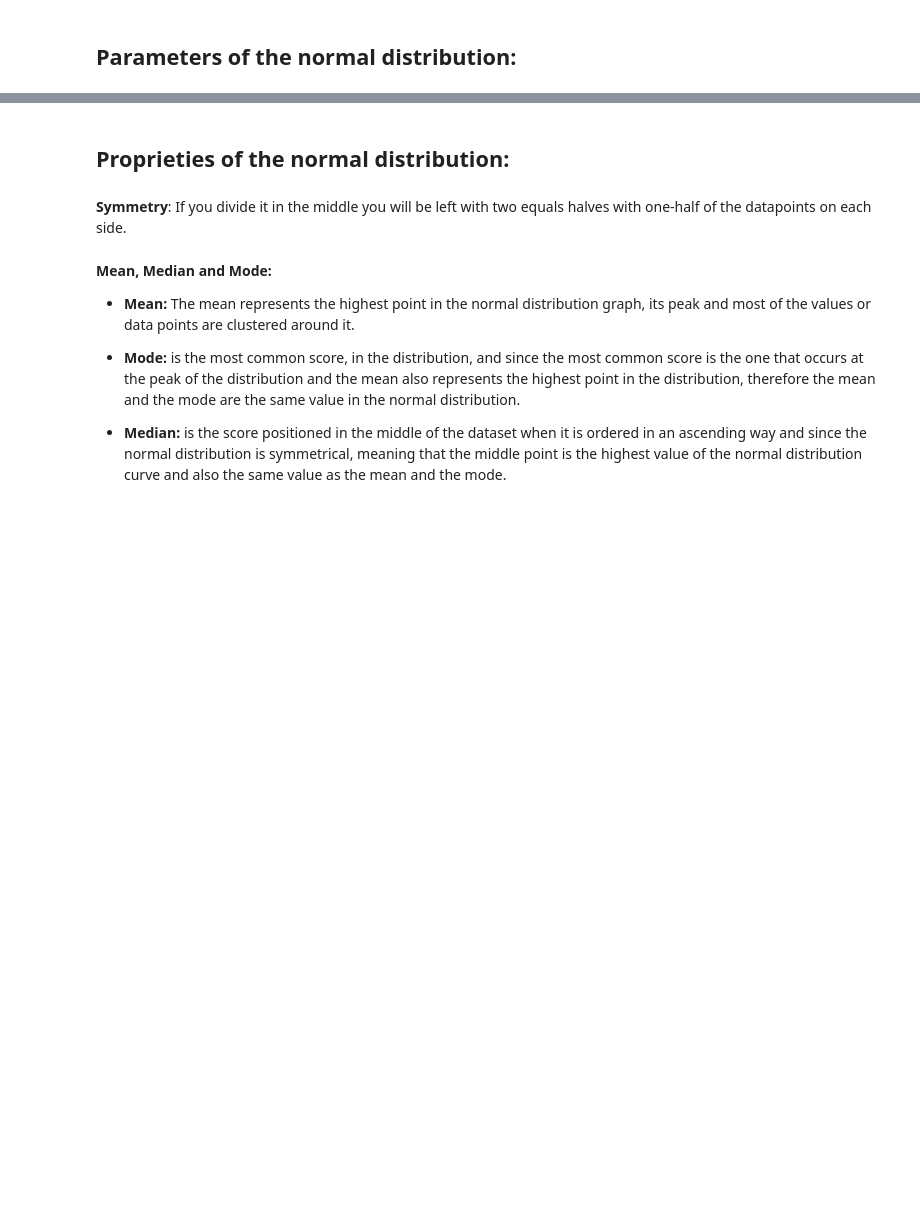
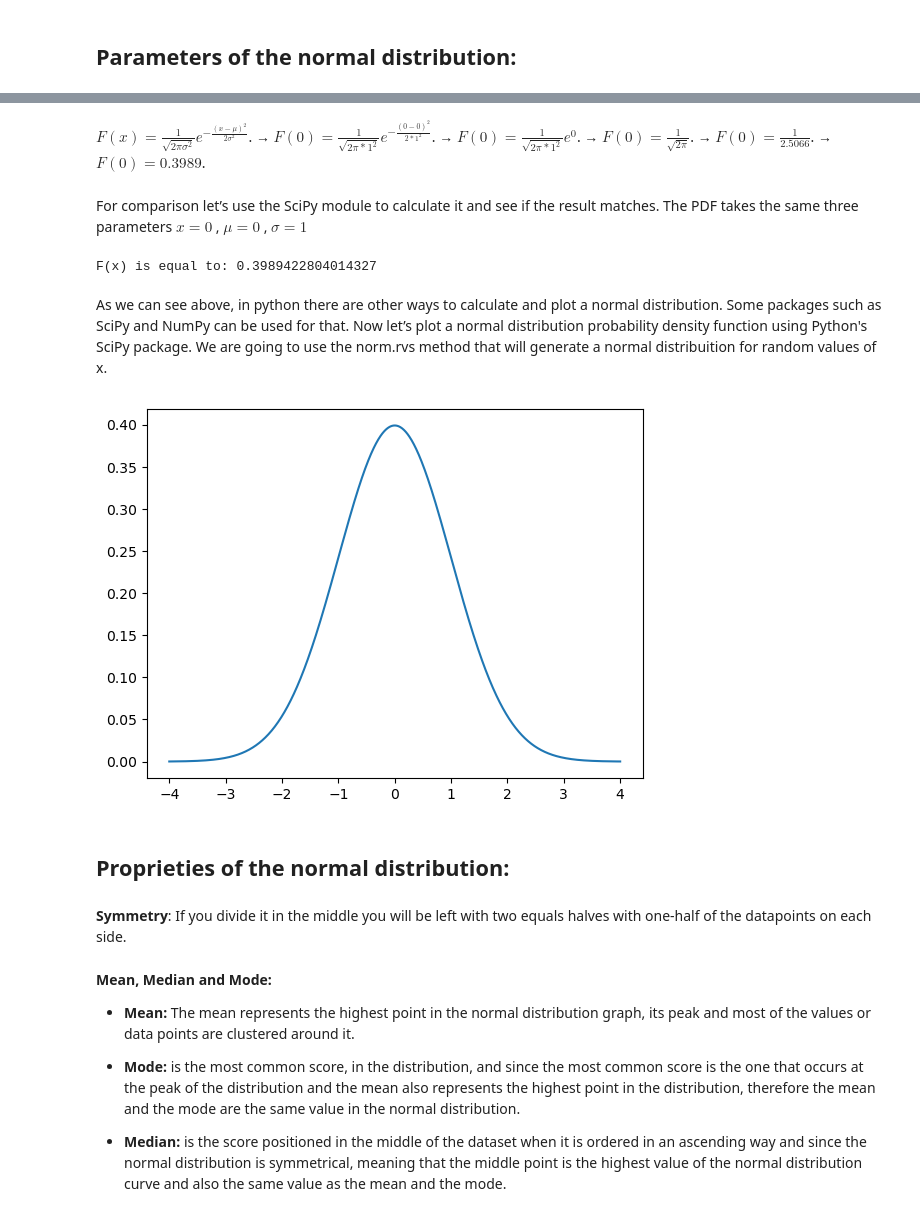
Before and after one commit to ReRiva/funddata-assessment, a Jupyter notebook: Assessment/normal-distribution-project.ipynb, the cells around one changed output, grey strips where cells are left out. Drawn from its saved outputs; the diff is of its cells as text; code cells hidden in the pictures; blank space fills up the shorter version.

```diff
--- a/Assessment/normal-distribution-project.ipynb
+++ b/Assessment/normal-distribution-project.ipynb
@@ -54,3 +60,30 @@ Above we can see a example of a normal distribution plot
+# %% [markdown]
+$F(x) = \frac{1}{\sqrt{2 \pi \sigma^2 }} e^{-\frac{(x - \mu)^2}{2 \sigma^2}} $. &rarr; $F(0) = \frac{1}{\sqrt{2 \pi*1^2 }} e^{-\frac{(0 - 0)^2}{2*1^2}} $. &rarr; $F(0) = \frac{1}{\sqrt{2 \pi*1^2 }} e^0 $. &rarr; $F(0) = \frac{1}{\sqrt{2 \pi}} $. &rarr; $F(0) = \frac{1}{2.5066} $. &rarr; $F(0) =0.3989$.
+# %% [markdown]
+For comparison let’s use the SciPy module to calculate it and see if the result matches. The PDF takes the same three parameters $x=0$ ,  $\mu=0$ ,  $\sigma=1$
+# %%
+# Calculating the F(x) for x=0 using the Scipy normal distribuition PDF
+# The function takes, x as first parameter, mu as the second one and the sigma as third.
+x = 0
+mu = 0
+sigma = 1
+fx = stats.norm.pdf(x, mu, sigma)
+print(f"F(x) is equal to: {fx}")
+# %% [output]
+F(x) is equal to: 0.3989422804014327
+# %% [markdown]
+As we can see above, in python there are other ways to calculate and plot a normal distribution. Some packages such as SciPy and NumPy can be used for that. Now let’s plot a normal distribution probability density function using Python's SciPy package. We are going to use the norm.rvs method that will generate a normal distribuition for random values of x.
+# %%
+# Setting the values for the mean and standard deviation
+mu = 0
+sigma = 1
+x = np.linspace(-4, 4, 1000)
+# Calling Scipy norm.rvs to create a normal distribuition with random values for X
+norm_random = stats.norm.pdf(x,loc=mu, scale=sigma)
+plt.plot(x, norm_random)
+plt.show()
+# %% [output]
+[figure, added]
 # %% [markdown]
 ## Proprieties of the normal distribution:
 # %% [markdown]
```
Also changed, not shown: parts of 10 cells of this notebook.
